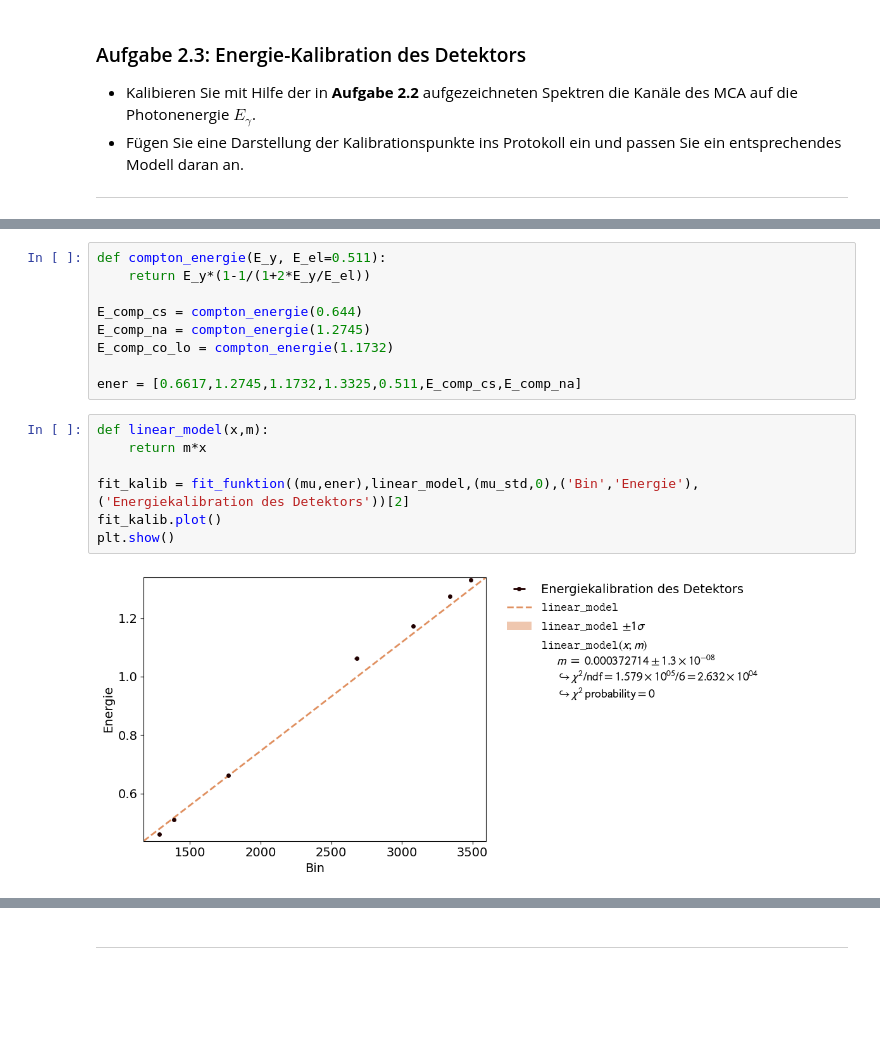
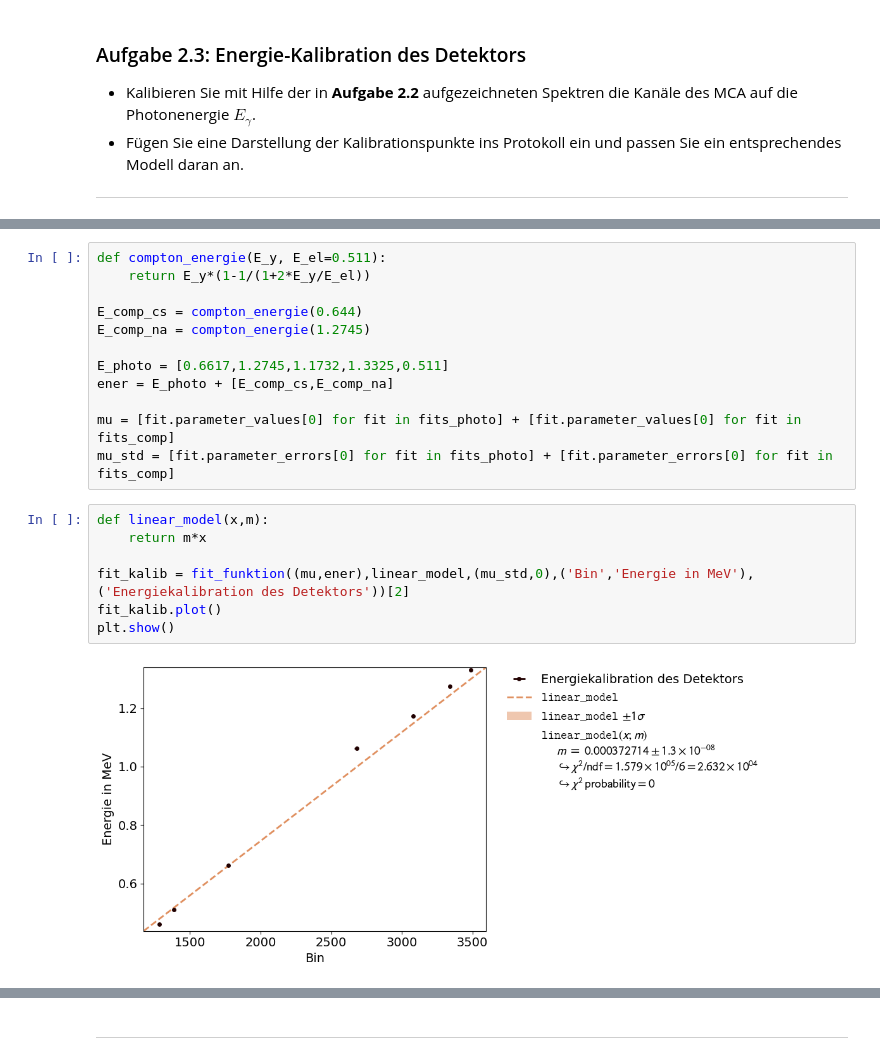
Before and after one commit to MRNock04/P2, a Jupyter notebook: Gammaspektroskopie/Gammaspektroskopie.ipynb, the cells around one changed output, grey strips where cells are left out. Cells and saved outputs as stored; diff of their text form; blank space fills up the shorter version.

```diff
--- a/Gammaspektroskopie/Gammaspektroskopie.ipynb
+++ b/Gammaspektroskopie/Gammaspektroskopie.ipynb
@@ -350,15 +351,18 @@ def compton_energie(E_y, E_el=0.511):
 
 E_comp_cs = compton_energie(0.644)
 E_comp_na = compton_energie(1.2745)
-E_comp_co_lo = compton_energie(1.1732)
 
-ener = [0.6617,1.2745,1.1732,1.3325,0.511,E_comp_cs,E_comp_na]
+E_photo = [0.6617,1.2745,1.1732,1.3325,0.511]
+ener = E_photo + [E_comp_cs,E_comp_na]
+
+mu = [fit.parameter_values[0] for fit in fits_photo] + [fit.parameter_values[0] for fit in fits_comp]
+mu_std = [fit.parameter_errors[0] for fit in fits_photo] + [fit.parameter_errors[0] for fit in fits_comp]
 # %%
 def linear_model(x,m):
     return m*x
 
-fit_kalib = fit_funktion((mu,ener),linear_model,(mu_std,0),('Bin','Energie'),('Energiekalibration des Detektors'))[2]
+fit_kalib = fit_funktion((mu,ener),linear_model,(mu_std,0),('Bin','Energie in MeV'),('Energiekalibration des Detektors'))[2]
 fit_kalib.plot()
 plt.show()
 # %% [output]
-[figure, old version]
+[figure, new version]
```
Also changed, not shown: parts of 7 cells of this notebook.
